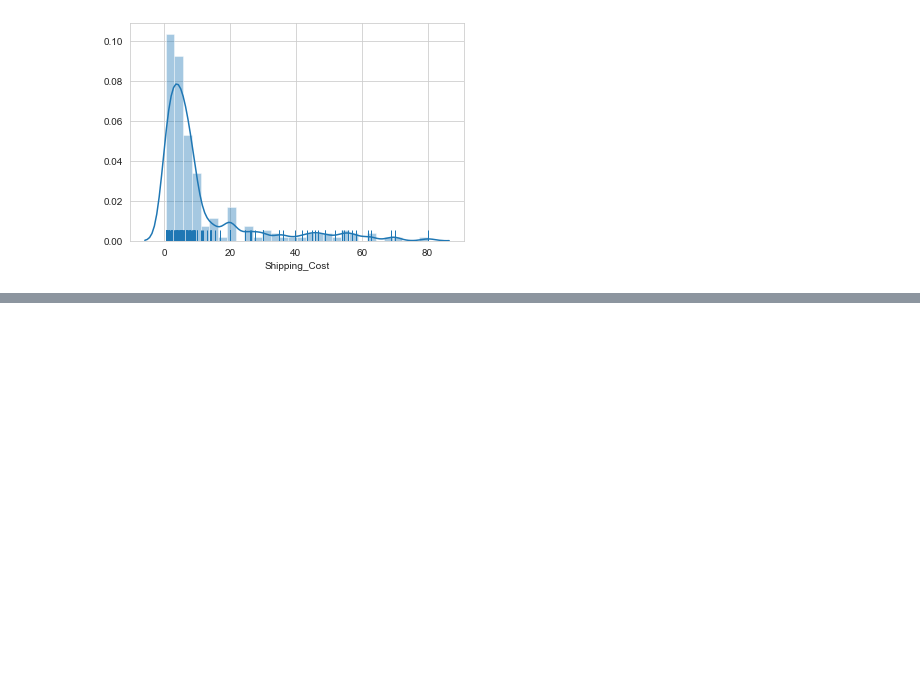
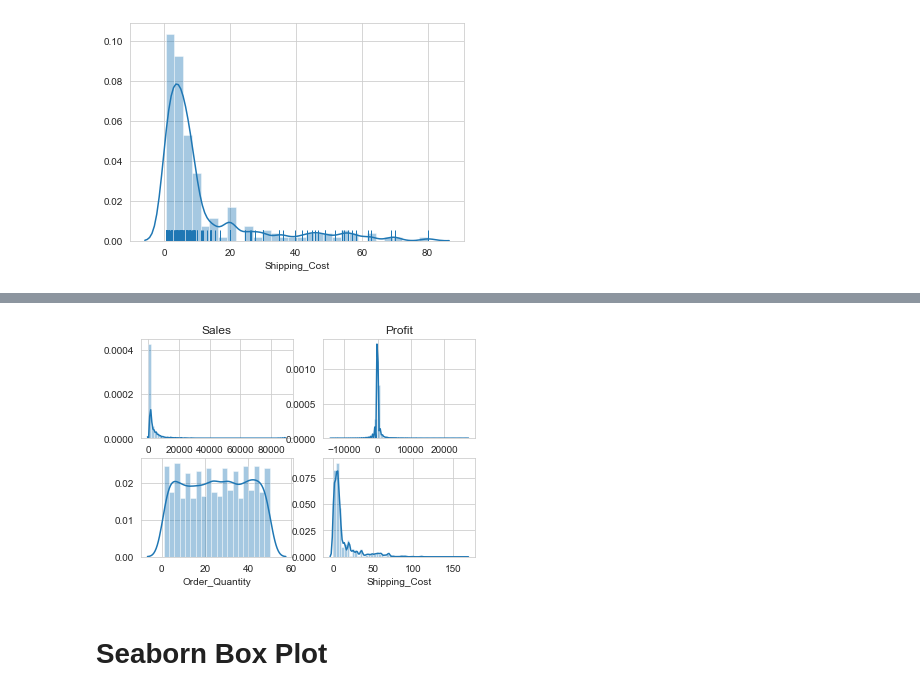
Before and after one commit to ArafatSabbir/Machine-Learning-with-Python-and-R, a Jupyter notebook: Data Visualization Seaborn.ipynb, the cells around one changed output, grey strips where cells are left out. Cells and saved outputs as stored; diff of their text form; code cells hidden in the pictures; blank space fills up the shorter version.

```diff
--- a/Data Visualization Seaborn.ipynb
+++ b/Data Visualization Seaborn.ipynb
@@ -27,0 +30,28 @@ plt.show()
+# %%
+# subplots
+
+# subplot 1
+plt.subplot(2, 2, 1)
+plt.title('Sales')
+sns.distplot(df['Sales'])
+
+# subplot 2
+plt.subplot(2, 2, 2)
+plt.title('Profit')
+sns.distplot(df['Profit'])
+
+# subplot 3
+plt.subplot(2, 2, 3)
+# plt.title('Order Quantity')
+sns.distplot(df['Order_Quantity'])
+
+# subplot 4
+plt.subplot(2, 2, 4)
+# plt.title('Shipping Cost')
+sns.distplot(df['Shipping_Cost'])
+
+plt.show()
+# %% [output]
+[figure, added]
+# %% [markdown]
+# Seaborn Box Plot
```
Also changed, not shown: parts of 1 cell of this notebook.
